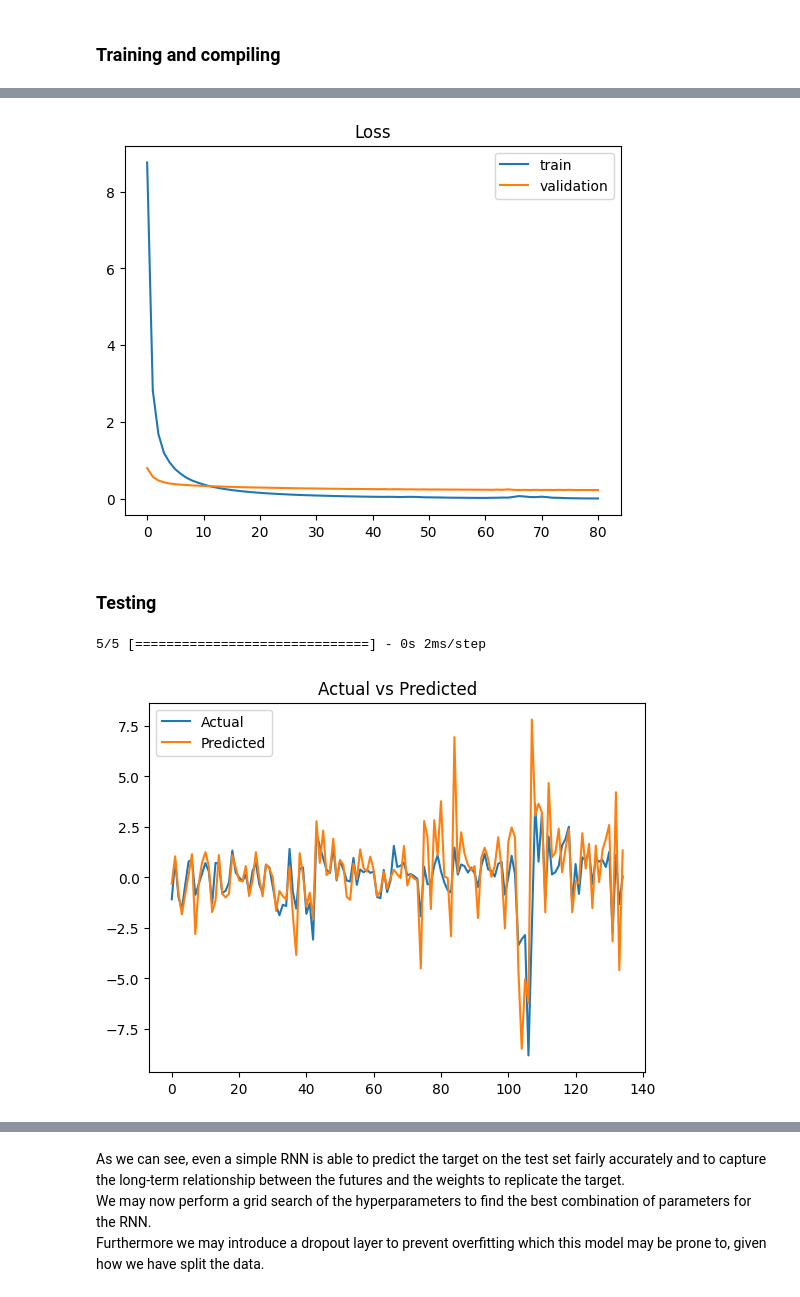
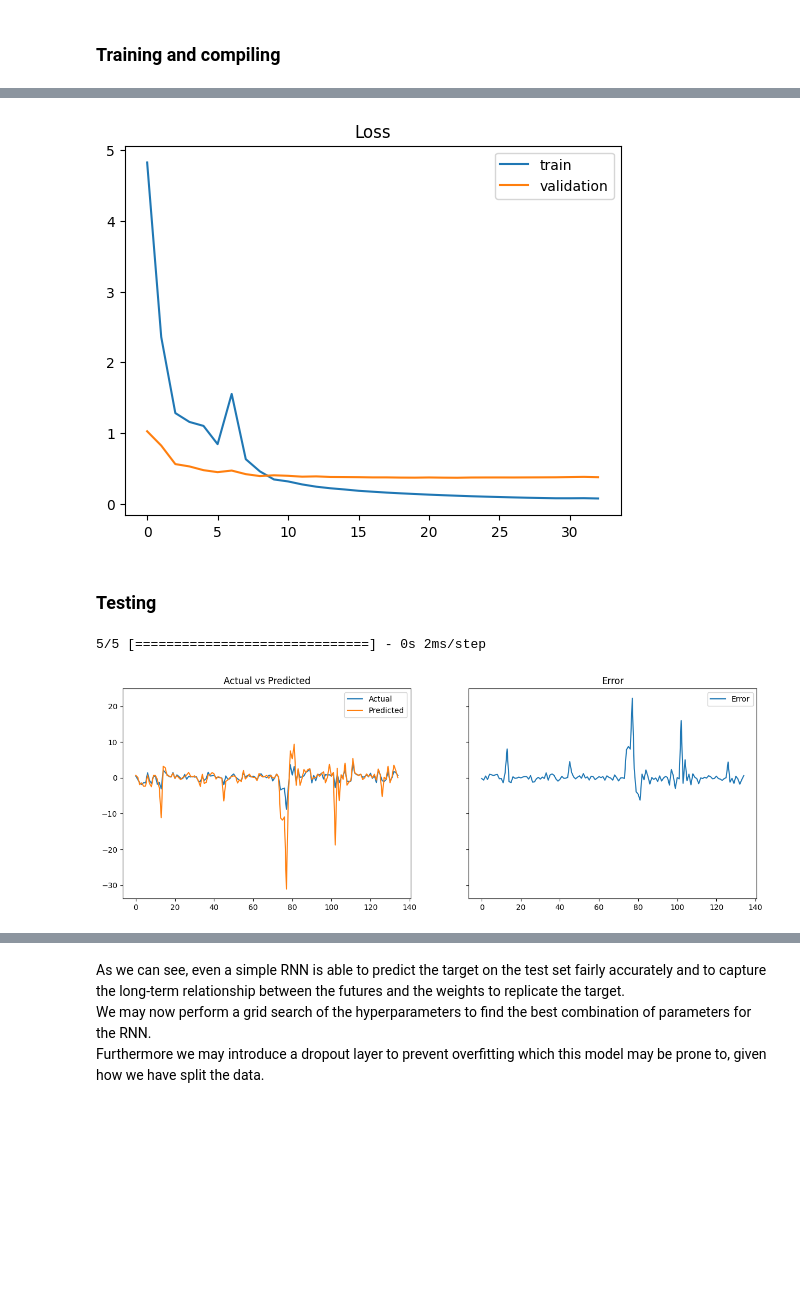
Before and after one commit to jstringara/Fintech, a Jupyter notebook: FinalProject/neuralReplication.ipynb, the cells around one changed output, grey strips where cells are left out. Cells and saved outputs as stored; diff of their text form; code cells hidden in the pictures; blank space fills up the shorter version.

```diff
--- a/FinalProject/neuralReplication.ipynb
+++ b/FinalProject/neuralReplication.ipynb
@@ -262,9 +262,8 @@ x = scaler.fit_transform(x)
 y = scaler.fit_transform(y.reshape(-1, 1)).reshape(-1) # monodimensional y
 
 num_features, num_obs_used = x.shape[1], x.shape[0] - lookback + 1
-# create the x and y data by deleting the last lookback-1 observations
-x_data = x[:-lookback+1, :]
-y_data = y[:-lookback+1]
+# create the x and y data by deleting the first lookback-1 observations
+x_data, y_data = x[lookback-1:, :], y[lookback-1:]
 sw_data = np.zeros((num_obs_used, lookback, num_features))
 
 # create the sliding window data
@@ -315,8 +314,8 @@ weights_layer = Dense(units=num_features, activation='linear',
 # perform the dot product between the weights and the reshaped input
 # `bathc_dot` is used since it allows the first dimension to be variable
 output_layer =  Lambda(
-    lambda x: K.batch_dot(x[0], x[1], axes=1), name='portfolio_output'
-    )([input_layer, weights_layer])
+    lambda x: K.reshape(K.batch_dot(x[0], x[1], axes=1), (-1,)),
+    name='portfolio_output')([input_layer, weights_layer])
 
 # create the model
 model = Model(inputs=[input_layer, sw_layer], outputs=output_layer,
@@ -390,22 +389,26 @@ plt.legend()
 plt.title('Loss')
 plt.show()
 # %% [output]
-[figure, old version]
+[figure, new version]
 # %% [markdown]
 ### Testing
 # %%
 # make predictions on the test set
 y_pred = model.predict([x_test, sw_test])
 
-# plot the predictions against the actual values
-plt.plot(y_test, label='Actual')
-plt.plot(y_pred, label='Predicted')
-plt.legend()
-plt.title('Actual vs Predicted')
+# side by side graph, predicted vs actual and the difference
+fig, (ax1, ax2) = plt.subplots(1, 2, sharey=True, figsize=(15, 5))
+ax1.plot(y_test, label='Actual')
+ax1.plot(y_pred, label='Predicted')
+ax1.legend()
+ax1.set_title('Actual vs Predicted')
+ax2.plot(y_test - y_pred, label='Error')
+ax2.legend()
+ax2.set_title('Error')
 plt.show()
 # %% [output]
 5/5 [==============================] - 0s 2ms/step
-[figure, old version]
+[figure, new version]
 # %%
 # evaluate the model
 mse = model.evaluate([x_test, sw_test], y_test)
```
Also changed, not shown: parts of 7 cells of this notebook, 1 other file.
